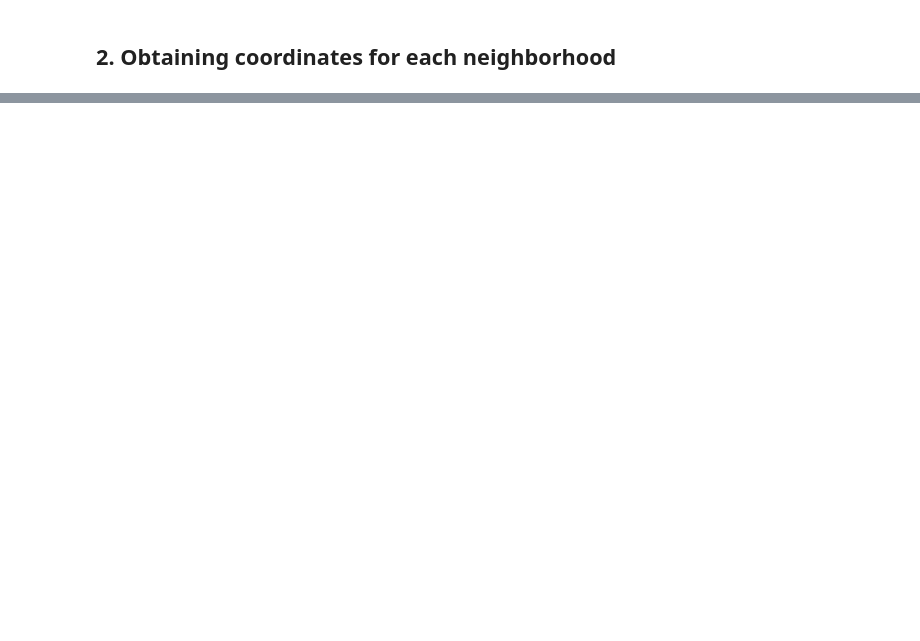
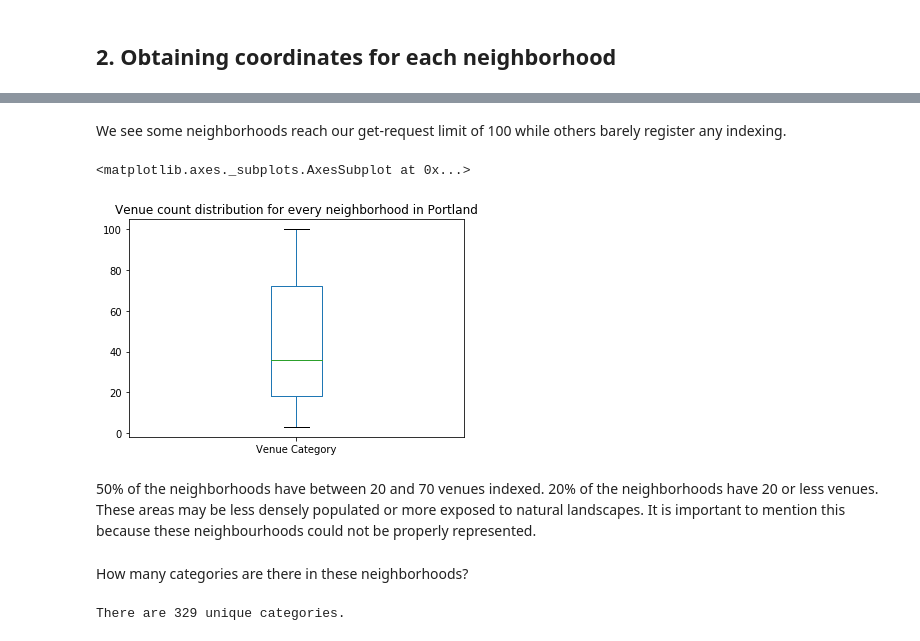
Before and after one commit to escalante-cr/Using_K_Means_to_cluster_neighborhood_data_for_a_landscaping_startup, a Jupyter notebook: Capstone_notebook.ipynb, the cells around one changed output, grey strips where cells are left out. Cells and saved outputs as stored; diff of their text form; code cells hidden in the pictures; blank space fills up the shorter version.

```diff
--- a/Capstone_notebook.ipynb
+++ b/Capstone_notebook.ipynb
@@ -129,0 +147,4 @@ long = []
+# %%
+loc = np.full(df.shape[0], '                                   ')
+lat = np.full(df.shape[0], np.nan)
+long = np.full(df.shape[0], np.nan)
@@ -150,0 +280,31 @@ AttributeError: 'NoneType' object has no attribute 'append'
+# %%
+# function that extracts the category of the venue
+def get_category_type(row):
+    try:
+        categories_list = row['categories']
+    except:
+        categories_list = row['venue.categories']
+
+    if len(categories_list) == 0:
+        return None
+    else:
+        return categories_list[0]['name']
+# %%
+
+# Here we clean the json object and put it into a data frame
+
+venues = results['response']['groups'][0]['items']
+
+nearby_venues = json_normalize(venues) # flatten JSON
+
+# filter columns
+filtered_columns = ['venue.name', 'venue.categories', 'venue.location.lat', 'venue.location.lng']
+nearby_venues =nearby_venues.loc[:, filtered_columns]
+
+# filter the category for each row
+nearby_venues['venue.categories'] = nearby_venues.apply(get_category_type, axis=1)
+
+# clean columns
+nearby_venues.columns = [col.split(".")[-1] for col in nearby_venues.columns]
+
+nearby_venues
@@ -150,0 +374,5 @@ AttributeError: 'NoneType' object has no attribute 'append'
+# %%
+portland_venues = getNearbyVenues(names=portland_data['Neighborhood'],
+                                   latitudes=portland_data['Latitude'],
+                                   longitudes=portland_data['Longitude']
+                                  )
@@ -150,0 +415,17 @@ AttributeError: 'NoneType' object has no attribute 'append'
+# %% [markdown]
+We see some neighborhoods reach our get-request limit of 100 while others barely register any indexing.
+# %%
+import matplotlib.pyplot as plt
+
+portland_venues.groupby('Neighborhood').count()['Venue Category'].plot.box(title="Venue count distribution for every neighborhood in Portland")
+# %% [output]
+<matplotlib.axes._subplots.AxesSubplot at 0x...>
+[figure, added]
+# %% [markdown]
+50% of the neighborhoods have between 20 and 70 venues indexed. 20% of the neighborhoods have 20 or less venues. These areas may be less densely populated or more exposed to natural landscapes. It is important to mention this because these neighbourhoods could not be properly represented.
+# %% [markdown]
+How many categories are there in these neighborhoods?
+# %%
+print('There are {} unique categories.'.format(len(portland_venues['Venue Category'].unique())))
+# %% [output]
+There are 329 unique categories.
```
Also changed, not shown: parts of 59 cells of this notebook.
